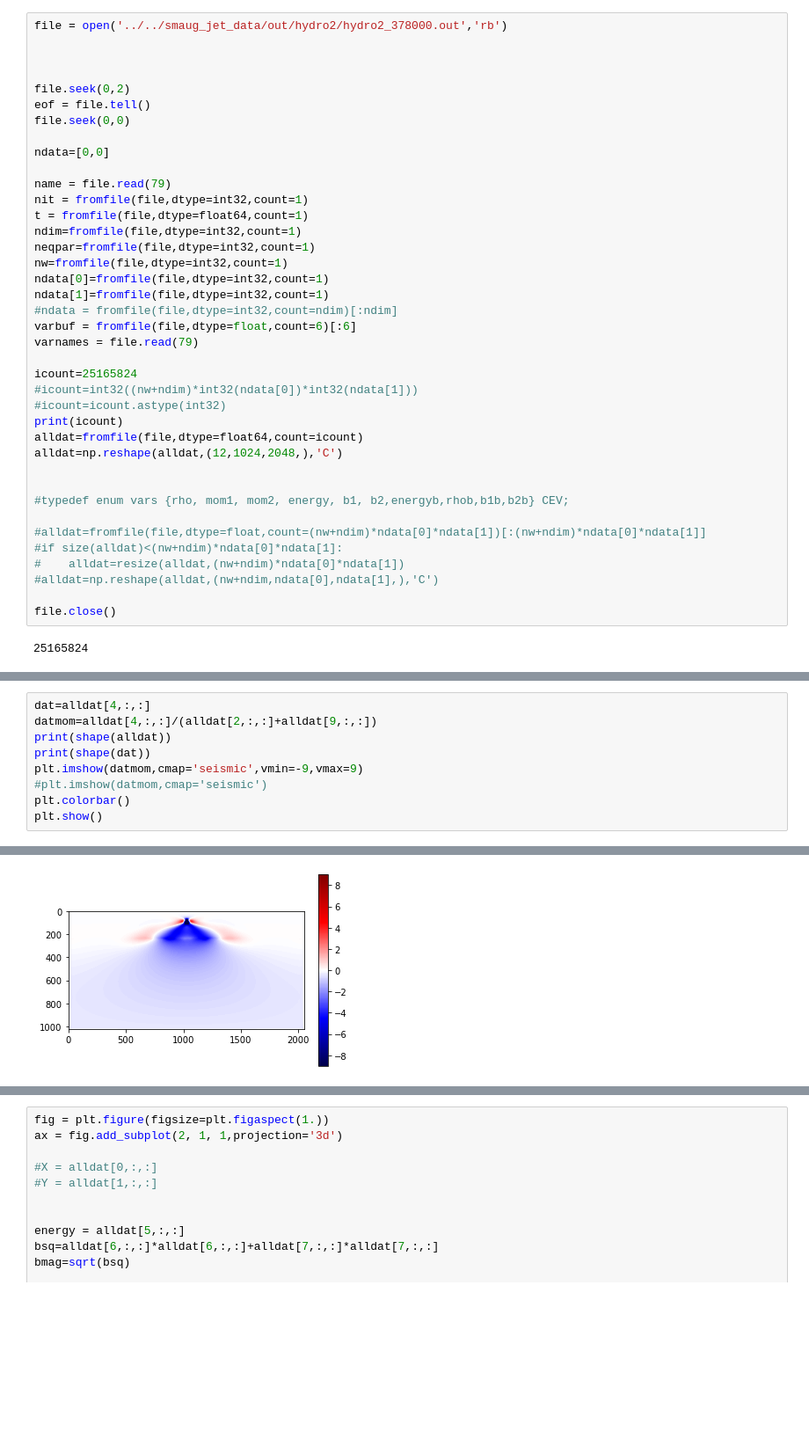
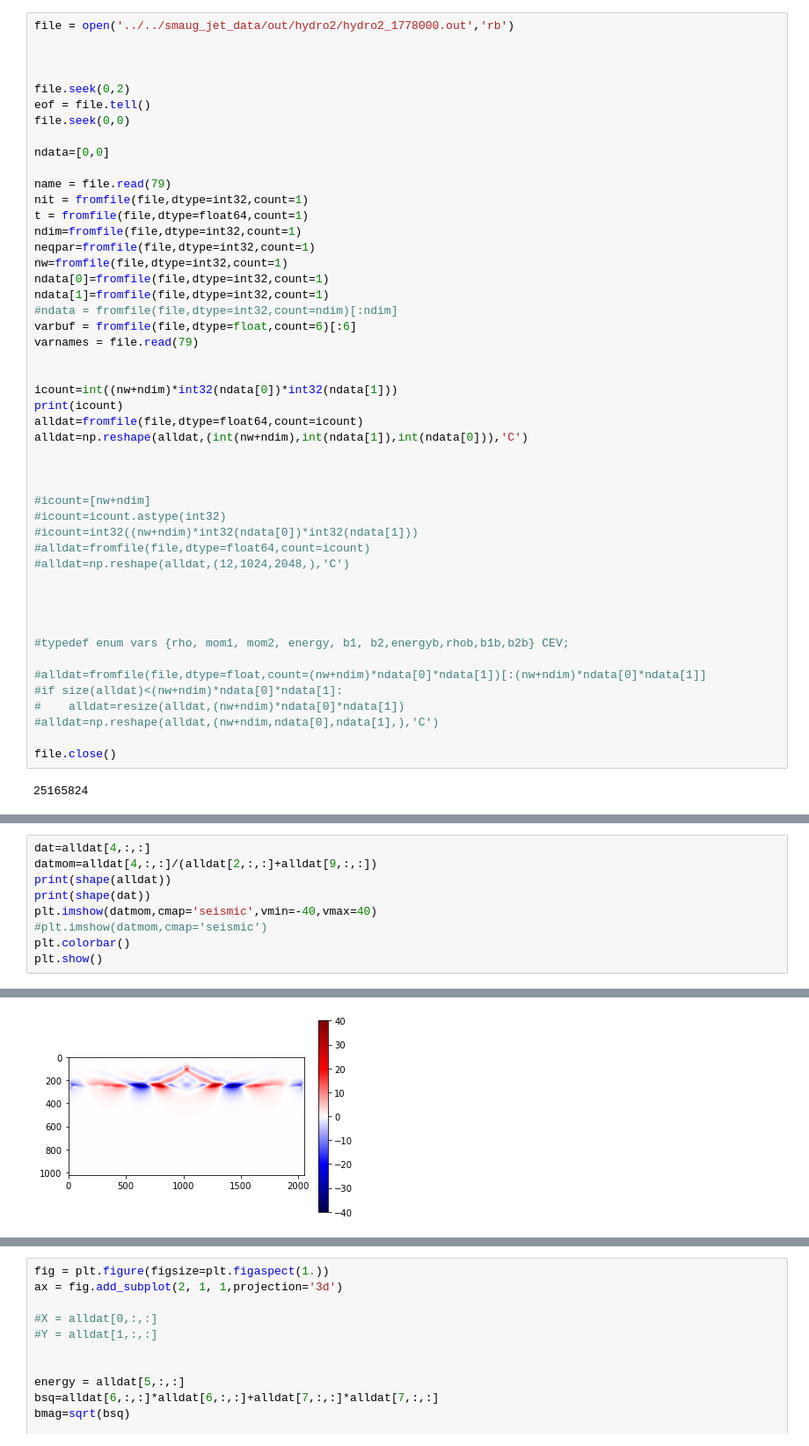
Before and after one commit to mikeg64/smaug_jet, a Jupyter notebook: python/smaug2d_surf_jet_hydro2.ipynb, the cells around one changed output, grey strips where cells are left out. Shown at 88% size. Cells and saved outputs as stored; diff of their text form; blank space fills up the shorter version.

```diff
--- a/python/smaug2d_surf_jet_hydro2.ipynb
+++ b/python/smaug2d_surf_jet_hydro2.ipynb
@@ -12,7 +12,7 @@ import struct
 
 #%matplotlib inline
 # %%
-file = open('../../smaug_jet_data/out/hydro2/hydro2_378000.out','rb')
+file = open('../../smaug_jet_data/out/hydro2/hydro2_1778000.out','rb')
 
 
 
@@ -34,12 +34,21 @@ ndata[1]=fromfile(file,dtype=int32,count=1)
 varbuf = fromfile(file,dtype=float,count=6)[:6]
 varnames = file.read(79)
 
-icount=25165824
-#icount=int32((nw+ndim)*int32(ndata[0])*int32(ndata[1]))
-#icount=icount.astype(int32)
+
+icount=int((nw+ndim)*int32(ndata[0])*int32(ndata[1]))
 print(icount)
 alldat=fromfile(file,dtype=float64,count=icount)
-alldat=np.reshape(alldat,(12,1024,2048,),'C')
+alldat=np.reshape(alldat,(int(nw+ndim),int(ndata[1]),int(ndata[0])),'C')
+
+
+
+#icount=[nw+ndim]
+#icount=icount.astype(int32)
+#icount=int32((nw+ndim)*int32(ndata[0])*int32(ndata[1]))
+#alldat=fromfile(file,dtype=float64,count=icount)
+#alldat=np.reshape(alldat,(12,1024,2048,),'C')
+
+
 
 
 #typedef enum vars {rho, mom1, mom2, energy, b1, b2,energyb,rhob,b1b,b2b} CEV;
@@ -108,16 +117,16 @@ varbuf: [1.66667 0.      0.      0.      0.      0.     ]
 # %%
 dat=alldat[4,:,:]
 datmom=alldat[4,:,:]/(alldat[2,:,:]+alldat[9,:,:])
 print(shape(alldat))
 print(shape(dat))
-plt.imshow(datmom,cmap='seismic',vmin=-9,vmax=9)
+plt.imshow(datmom,cmap='seismic',vmin=-40,vmax=40)
 #plt.imshow(datmom,cmap='seismic')
 plt.colorbar()
 plt.show()
 # %% [output]
 (12, 1024, 2048)
 (1024, 2048)
-[figure, old version]
+[figure, new version]
 # %%
 yv = alldat[1,:,5]
 fv=alldat[3,:,5]
```
Also changed, not shown: parts of 6 cells of this notebook, 7 other files.
